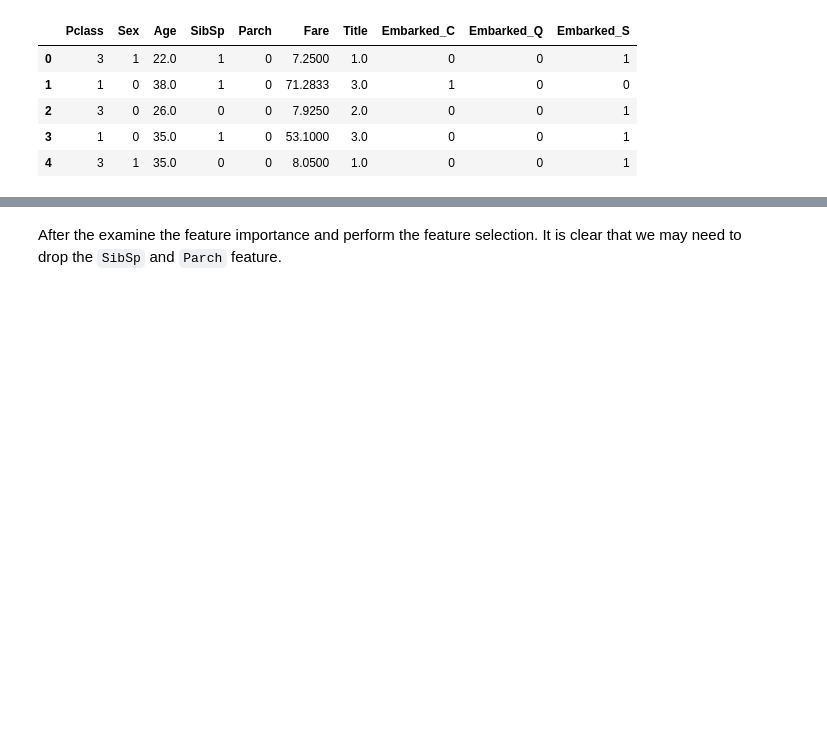
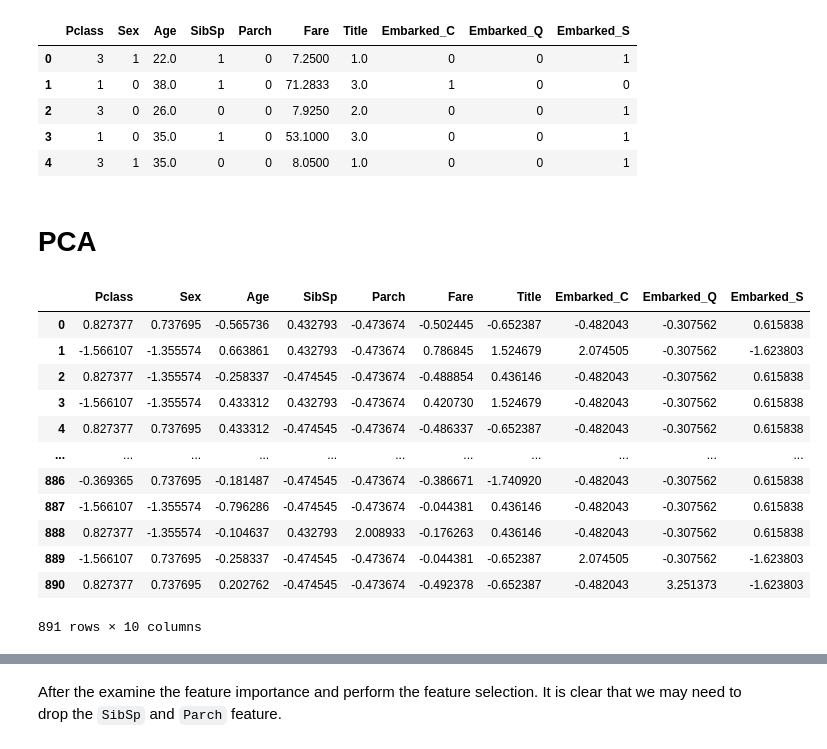
Before and after one commit to CertifaiAI/data-science-fundamentals, a Jupyter notebook: day_3/8S_End to End Example .ipynb, the cells around one changed output, grey strips where cells are left out. Saved outputs shown, nothing was run; the diff lists cells and outputs as text; code cells hidden in the pictures; blank space fills up the shorter version.

```diff
--- a/day_3/8S_End to End Example .ipynb
+++ b/day_3/8S_End to End Example .ipynb
@@ -1382,3 +1382,26 @@ x_train_feature.head()
 | 2 | 3 | 0 | 26.0 | 0 | 0 | 7.9250 | 2.0 | 0 | 0 | 1 |
 | 3 | 1 | 0 | 35.0 | 1 | 0 | 53.1000 | 3.0 | 0 | 0 | 1 |
 | 4 | 3 | 1 | 35.0 | 0 | 0 | 8.0500 | 1.0 | 0 | 0 | 1 |
+# %% [markdown]
+# PCA
+# %%
+from sklearn.preprocessing import StandardScaler
+scalers = dict()
+x_train_scale = x_train_feature.copy()
+for columns in x_train_feature.columns:
+    x_train_scale[columns] = StandardScaler().fit_transform(x_train_feature[columns].values.reshape(-1,1))
+x_train_scale
+# %% [output]
+|  | Pclass | Sex | Age | SibSp | Parch | Fare | Title | Embarked_C | Embarked_Q | Embarked_S |
+| 0 | 0.827377 | 0.737695 | -0.565736 | 0.432793 | -0.473674 | -0.502445 | -0.652387 | -0.482043 | -0.307562 | 0.615838 |
+| 1 | -1.566107 | -1.355574 | 0.663861 | 0.432793 | -0.473674 | 0.786845 | 1.524679 | 2.074505 | -0.307562 | -1.623803 |
+| 2 | 0.827377 | -1.355574 | -0.258337 | -0.474545 | -0.473674 | -0.488854 | 0.436146 | -0.482043 | -0.307562 | 0.615838 |
+| 3 | -1.566107 | -1.355574 | 0.433312 | 0.432793 | -0.473674 | 0.420730 | 1.524679 | -0.482043 | -0.307562 | 0.615838 |
+| 4 | 0.827377 | 0.737695 | 0.433312 | -0.474545 | -0.473674 | -0.486337 | -0.652387 | -0.482043 | -0.307562 | 0.615838 |
+| ... | ... | ... | ... | ... | ... | ... | ... | ... | ... | ... |
+| 886 | -0.369365 | 0.737695 | -0.181487 | -0.474545 | -0.473674 | -0.386671 | -1.740920 | -0.482043 | -0.307562 | 0.615838 |
+| 887 | -1.566107 | -1.355574 | -0.796286 | -0.474545 | -0.473674 | -0.044381 | 0.436146 | -0.482043 | -0.307562 | 0.615838 |
+| 888 | 0.827377 | -1.355574 | -0.104637 | 0.432793 | 2.008933 | -0.176263 | 0.436146 | -0.482043 | -0.307562 | 0.615838 |
+| 889 | -1.566107 | 0.737695 | -0.258337 | -0.474545 | -0.473674 | -0.044381 | -0.652387 | 2.074505 | -0.307562 | -1.623803 |
+| 890 | 0.827377 | 0.737695 | 0.202762 | -0.474545 | -0.473674 | -0.492378 | -0.652387 | -0.482043 | 3.251373 | -1.623803 |
+891 rows × 10 columns
```
Also changed, not shown: parts of 30 cells of this notebook.
